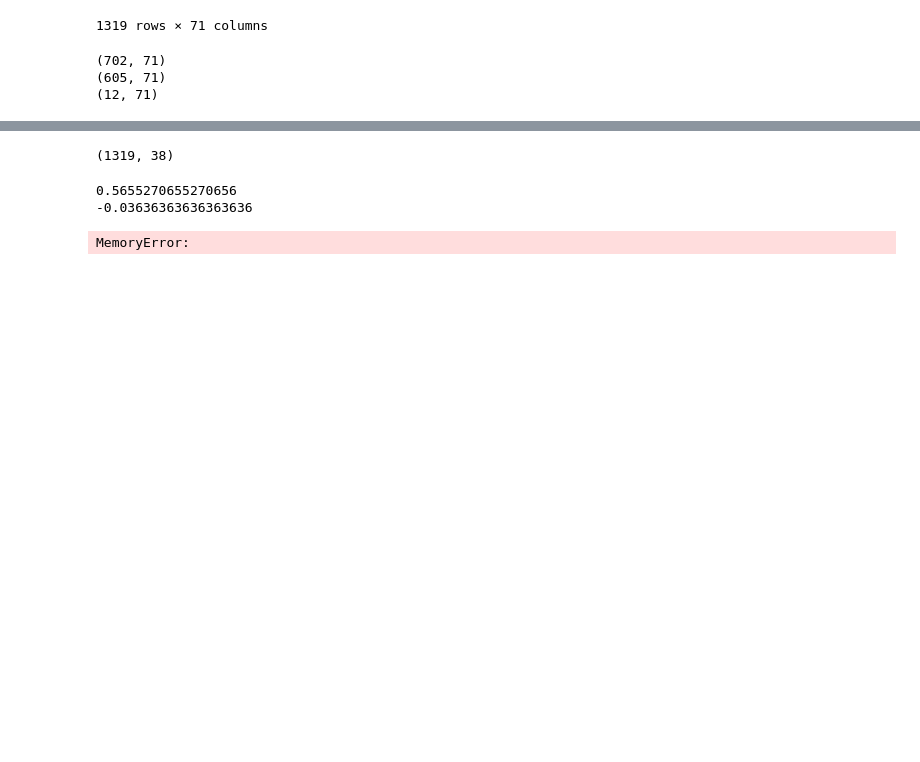
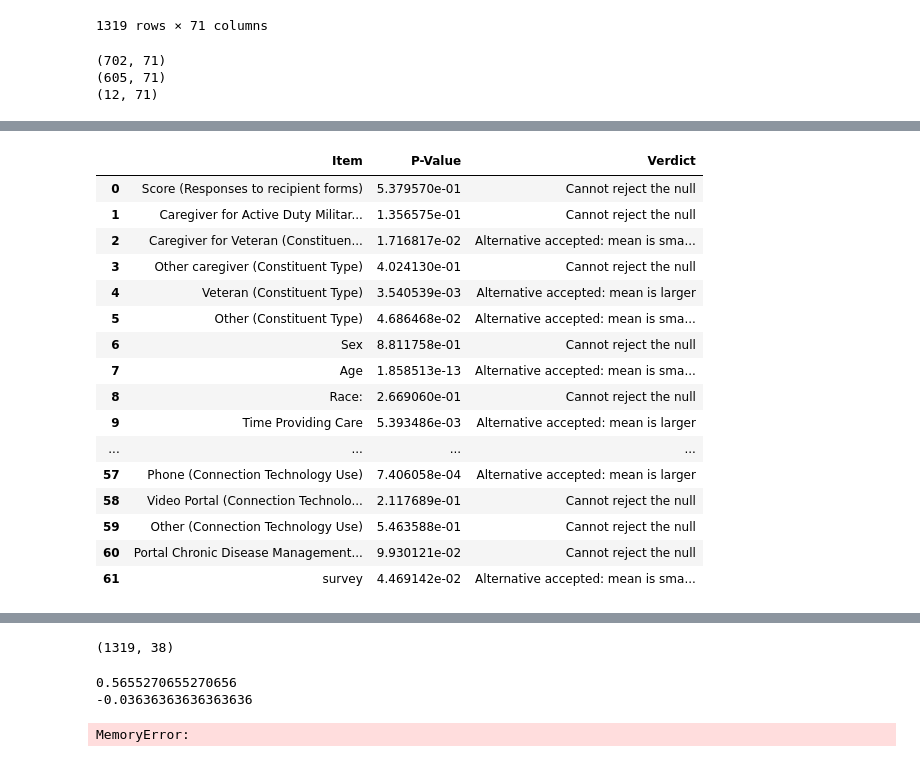
Before and after one commit to amudide/facebook-bayesian, a Jupyter notebook: Bayesian+Cont.ipynb, the cells around one changed output, grey strips where cells are left out. Drawn from its saved outputs; the diff is of its cells as text; code cells hidden in the pictures; blank space fills up the shorter version.

```diff
--- a/Bayesian+Cont.ipynb
+++ b/Bayesian+Cont.ipynb
@@ -183,0 +254,47 @@ res
+# %%
+a1data = data.loc[(data['Mood Disorder (depression and bipolar disorder) (Chronic Conditions)'] == 0)]
+a2data = data.loc[(data['Mood Disorder (depression and bipolar disorder) (Chronic Conditions)'] == 1)]
+
+import statsmodels.stats.weightstats as ssw
+
+results = []
+
+for col in w1data.columns:
+    vals1 = a1data[col].to_list()
+    vals2 = a2data[col].to_list()
+
+    # Null hypothesis: means are the same
+    # Alternative: the mean after is higher
+
+    cm = ssw.CompareMeans(ssw.DescrStatsW(vals1), ssw.DescrStatsW(vals2))
+    res = cm.ztest_ind(alternative='smaller',usevar='unequal')
+    msg = "Cannot reject the null"
+    if (res[1] <= 0.05):
+        msg = "Alternative accepted: mean is larger"
+        results.append([col, res[1], msg])
+    elif (res[1] >= 0.95):
+        msg = "Alternative accepted: mean is smaller"
+        results.append([col, 1-res[1], msg])
+    else:
+        results.append([col, res[1], msg])
+
+res = pd.DataFrame(results, columns=['Item', 'P-Value', 'Verdict'])
+res
+# %% [output]
+|  | Item | P-Value | Verdict |
+| 0 | Score (Responses to recipient forms) | 5.379570e-01 | Cannot reject the null |
+| 1 | Caregiver for Active Duty Militar... | 1.356575e-01 | Cannot reject the null |
+| 2 | Caregiver for Veteran (Constituen... | 1.716817e-02 | Alternative accepted: mean is sma... |
+| 3 | Other caregiver (Constituent Type) | 4.024130e-01 | Cannot reject the null |
+| 4 | Veteran (Constituent Type) | 3.540539e-03 | Alternative accepted: mean is larger |
+| 5 | Other (Constituent Type) | 4.686468e-02 | Alternative accepted: mean is sma... |
+| 6 | Sex | 8.811758e-01 | Cannot reject the null |
+| 7 | Age | 1.858513e-13 | Alternative accepted: mean is sma... |
+| 8 | Race: | 2.669060e-01 | Cannot reject the null |
+| 9 | Time Providing Care | 5.393486e-03 | Alternative accepted: mean is larger |
+| ... | ... | ... | ... |
+| 57 | Phone (Connection Technology Use) | 7.406058e-04 | Alternative accepted: mean is larger |
+| 58 | Video Portal (Connection Technolo... | 2.117689e-01 | Cannot reject the null |
+| 59 | Other (Connection Technology Use) | 5.463588e-01 | Cannot reject the null |
+| 60 | Portal Chronic Disease Management... | 9.930121e-02 | Cannot reject the null |
+| 61 | survey | 4.469142e-02 | Alternative accepted: mean is sma... |
```
Also changed, not shown: parts of 11 cells of this notebook.
